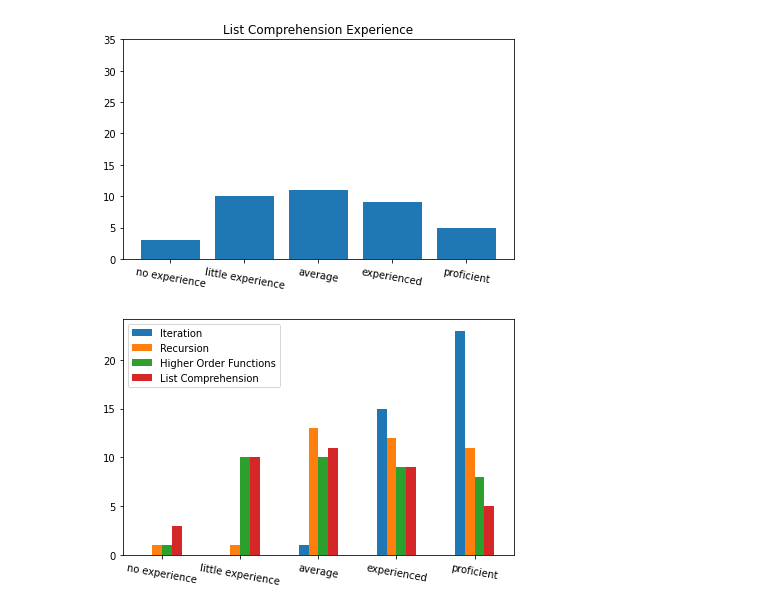
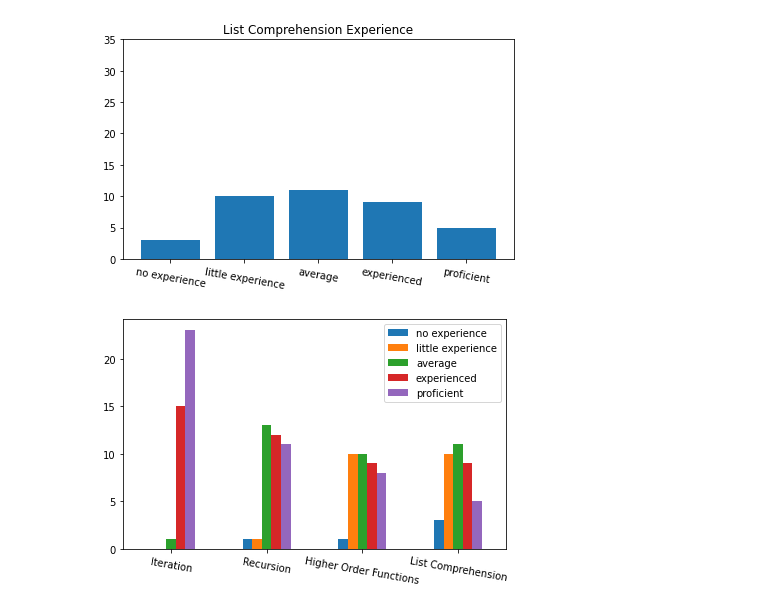
Before and after one commit to Sonaion/bachelor-arbeit, a Jupyter notebook: DataEvaluation/Demographics_01.ipynb, the cells around one changed output. Drawn from its saved outputs; the diff is of its cells as text; code cells hidden in the pictures.

```diff
--- a/DataEvaluation/Demographics_01.ipynb
+++ b/DataEvaluation/Demographics_01.ipynb
@@ -278,9 +322,9 @@ _, y_list_comprehension = plot_experience("List Comprehension", "ST15", df, y_li
 # %%
 df_tmp = pd.DataFrame([y_iteration, y_recursion, y_higher_order, y_list_comprehension], columns=names)
 df_tmp.index = ["Iteration", "Recursion", "Higher Order Functions", "List Comprehension"]
-ax = df_tmp.transpose().plot.bar()
+ax = df_tmp.plot.bar()
 ax.set_xticklabels(ax.get_xticklabels(), rotation=-10)
 plt.tight_layout()
 plt.savefig('./results/demographics/style_all_experience.pdf')
 # %% [output]
-[figure, old version]
+[figure, new version]
```
Also changed, not shown: parts of 9 cells of this notebook, 3 other files.
